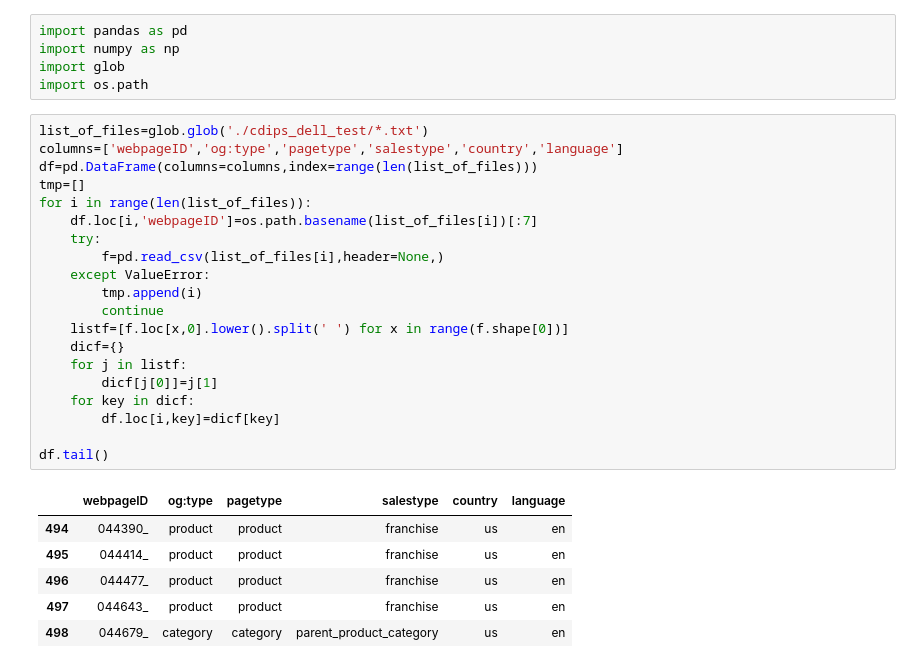
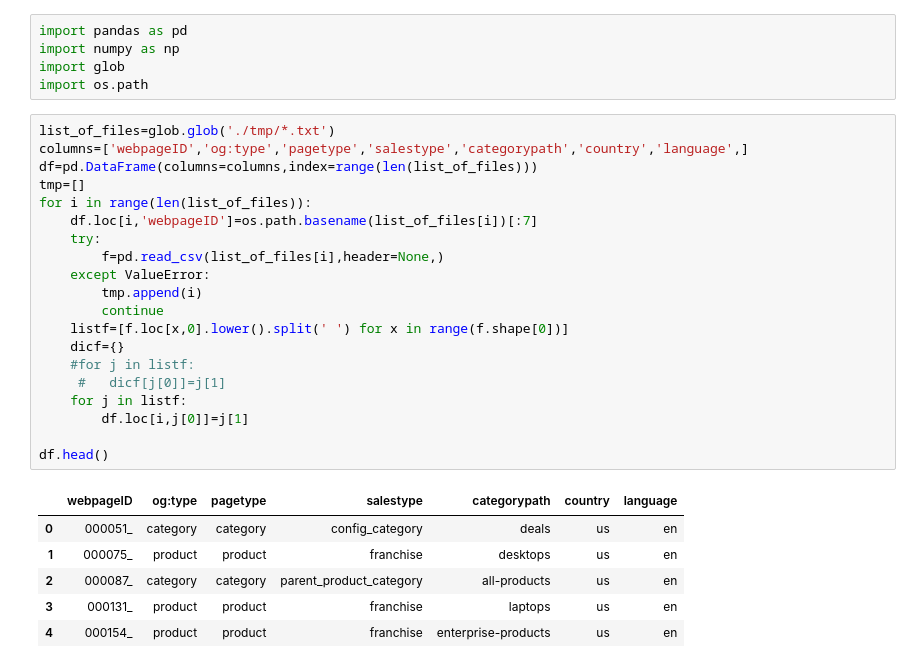
Before and after one commit to lorian/website-tags, a Jupyter notebook: get_feature_table.ipynb, the cells around one changed output. Drawn from its saved outputs; the diff is of its cells as text.

```diff
--- a/get_feature_table.ipynb
+++ b/get_feature_table.ipynb
@@ -4,30 +4,30 @@ import numpy as np
 import glob
 import os.path
 # %%
-list_of_files=glob.glob('./cdips_dell_test/*.txt')
-columns=['webpageID','og:type','pagetype','salestype','country','language']
+list_of_files=glob.glob('./tmp/*.txt')
+columns=['webpageID','og:type','pagetype','salestype','categorypath','country','language',]
 df=pd.DataFrame(columns=columns,index=range(len(list_of_files)))
 tmp=[]
 for i in range(len(list_of_files)):
     df.loc[i,'webpageID']=os.path.basename(list_of_files[i])[:7]
     try:
         f=pd.read_csv(list_of_files[i],header=None,)
     except ValueError:
         tmp.append(i)
         continue
     listf=[f.loc[x,0].lower().split(' ') for x in range(f.shape[0])]
     dicf={}
+    #for j in listf:
+     #   dicf[j[0]]=j[1]
     for j in listf:
-        dicf[j[0]]=j[1]
-    for key in dicf:
-        df.loc[i,key]=dicf[key]
+        df.loc[i,j[0]]=j[1]
 
-df.tail()
+df.head()
 # %% [output]
-|  | webpageID | og:type | pagetype | salestype | country | language |
-| 494 | 044390_ | product | product | franchise | us | en |
-| 495 | 044414_ | product | product | franchise | us | en |
-| 496 | 044477_ | product | product | franchise | us | en |
-| 497 | 044643_ | product | product | franchise | us | en |
-| 498 | 044679_ | category | category | parent_product_category | us | en |
+|  | webpageID | og:type | pagetype | salestype | categorypath | country | language |
+| 0 | 000051_ | category | category | config_category | deals | us | en |
+| 1 | 000075_ | product | product | franchise | desktops | us | en |
+| 2 | 000087_ | category | category | parent_product_category | all-products | us | en |
+| 3 | 000131_ | product | product | franchise | laptops | us | en |
+| 4 | 000154_ | product | product | franchise | enterprise-products | us | en |
 # %%
```
Also changed, not shown: parts of 3 cells of this notebook, 2 other files.
